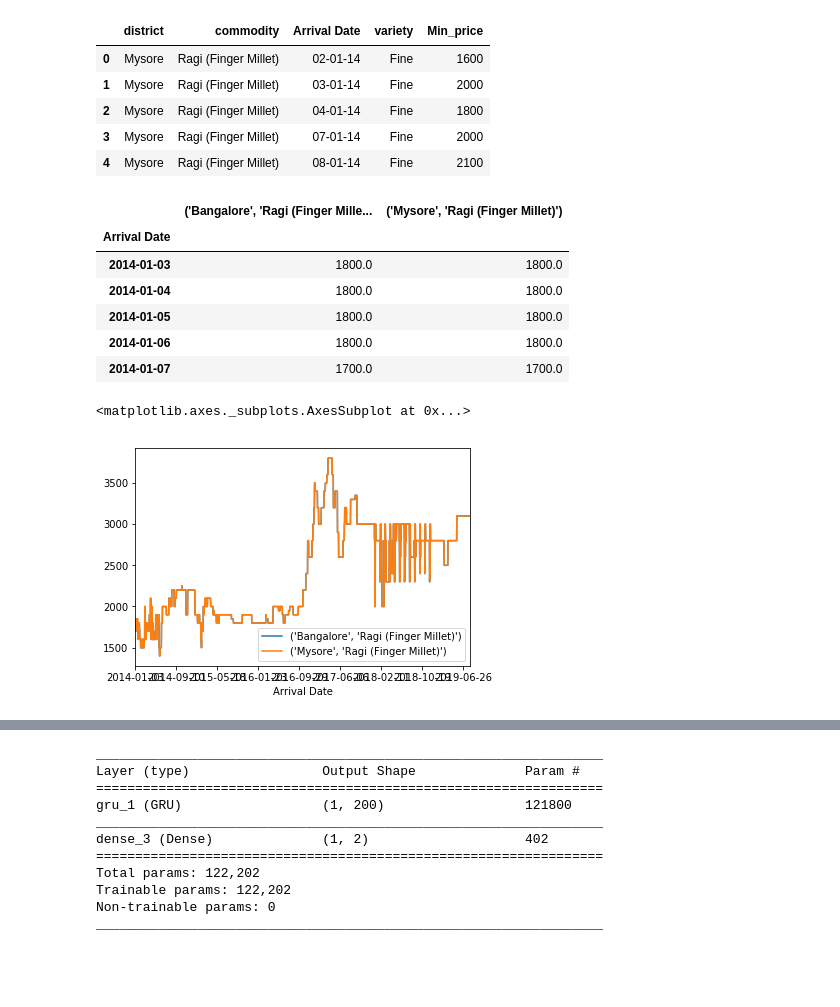
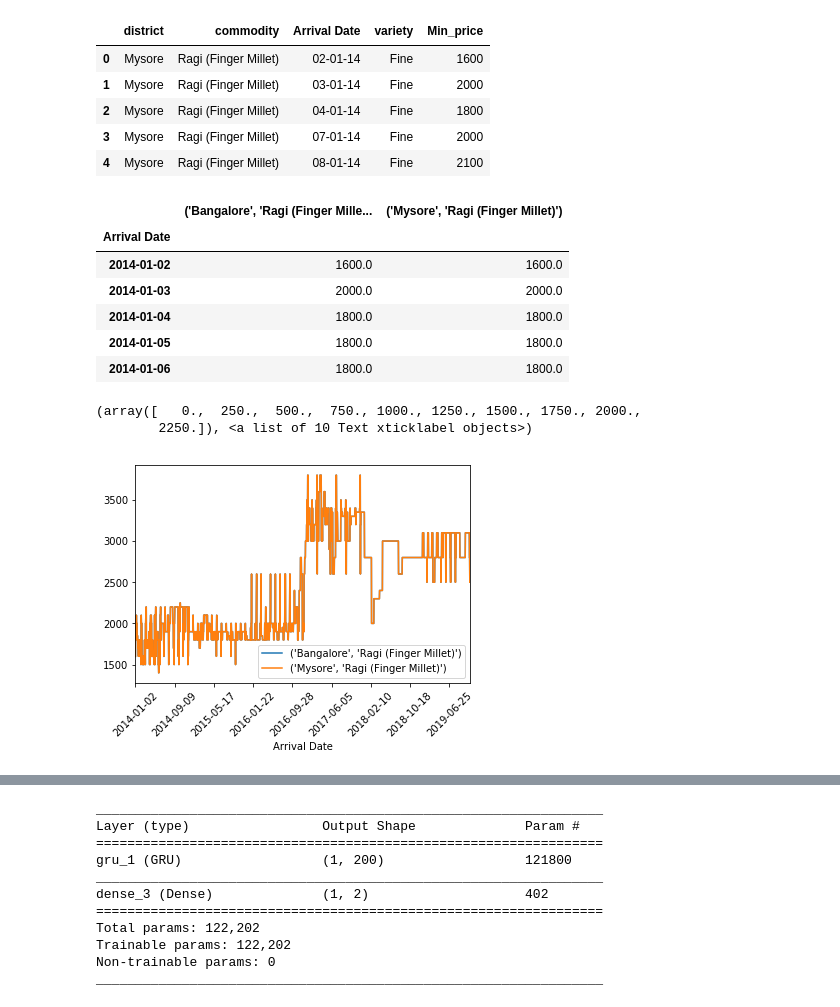
Before and after one commit to sanchanapradeep/aiml_capstone, a Jupyter notebook: Final_2006_2019_fine_finger_millet_price.ipynb, the cells around one changed output, grey strips where cells are left out. Saved outputs shown, nothing was run; the diff lists cells and outputs as text; code cells hidden in the pictures; blank space fills up the shorter version.

Commit message:
date format correction

```diff
--- a/Final_2006_2019_fine_finger_millet_price.ipynb
+++ b/Final_2006_2019_fine_finger_millet_price.ipynb
@@ -25,7 +25,7 @@ df1.head()
 gp = pd.pivot_table(df1,values='Min_price',columns=['district','commodity'],index=['Arrival Date'])
 # %%
 flattened = pd.DataFrame(gp.to_records())
-flattened['Arrival Date'] = pd.to_datetime(flattened['Arrival Date'])
+flattened['Arrival Date'] = pd.to_datetime(flattened['Arrival Date'],format ='%d-%m-%y')
 flattened = flattened.sort_values(by=['Arrival Date'])
 df = flattened.reset_index()
 del df['index']
@@ -36,20 +36,22 @@ df.head()
 # %% [output]
 |  | ('Bangalore', 'Ragi (Finger Mille... | ('Mysore', 'Ragi (Finger Millet)') |
 | Arrival Date |  |  |
-| 2014-01-03 | 1800.0 | 1800.0 |
+| 2014-01-02 | 1600.0 | 1600.0 |
+| 2014-01-03 | 2000.0 | 2000.0 |
 | 2014-01-04 | 1800.0 | 1800.0 |
 | 2014-01-05 | 1800.0 | 1800.0 |
 | 2014-01-06 | 1800.0 | 1800.0 |
-| 2014-01-07 | 1700.0 | 1700.0 |
 # %%
 df.to_csv('/Users/pradeep/exp/capstone/data/Finger_millet_2006_2019_Complete_after_PreProcessing.csv', encoding='utf-8')
 # %%
 df = pd.read_csv('/Users/pradeep/exp/capstone/data/Finger_millet_2006_2019_Complete_after_PreProcessing.csv')
 # %%
 df.plot(x='Arrival Date')
+plt.xticks(x='Arrival Date',rotation=45)
 # %% [output]
-<matplotlib.axes._subplots.AxesSubplot at 0x...>
+(array([   0.,  250.,  500.,  750., 1000., 1250., 1500., 1750., 2000.,
+        2250.]), <a list of 10 Text xticklabel objects>)
-[figure, old version]
+[figure, new version]
 # %%
 df['Arrival Date'] = pd.to_datetime(df['Arrival Date']).astype('int')
 df.describe()
```
Also changed, not shown: parts of 21 cells of this notebook.
